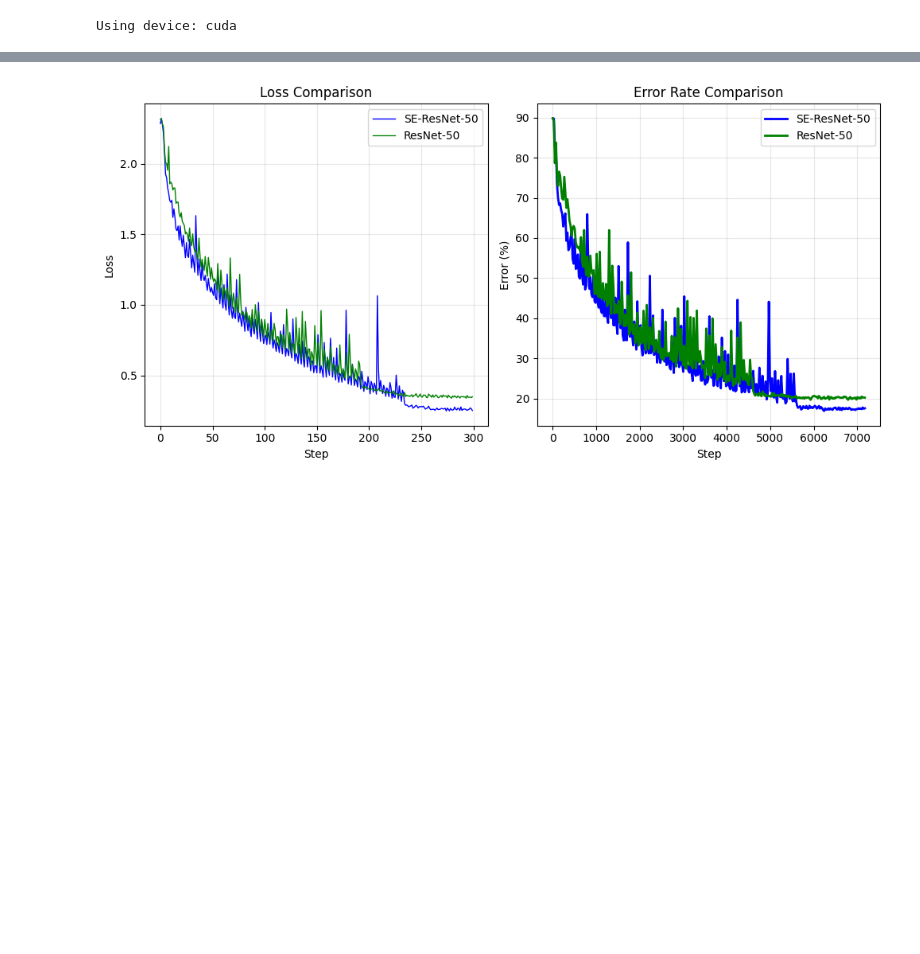
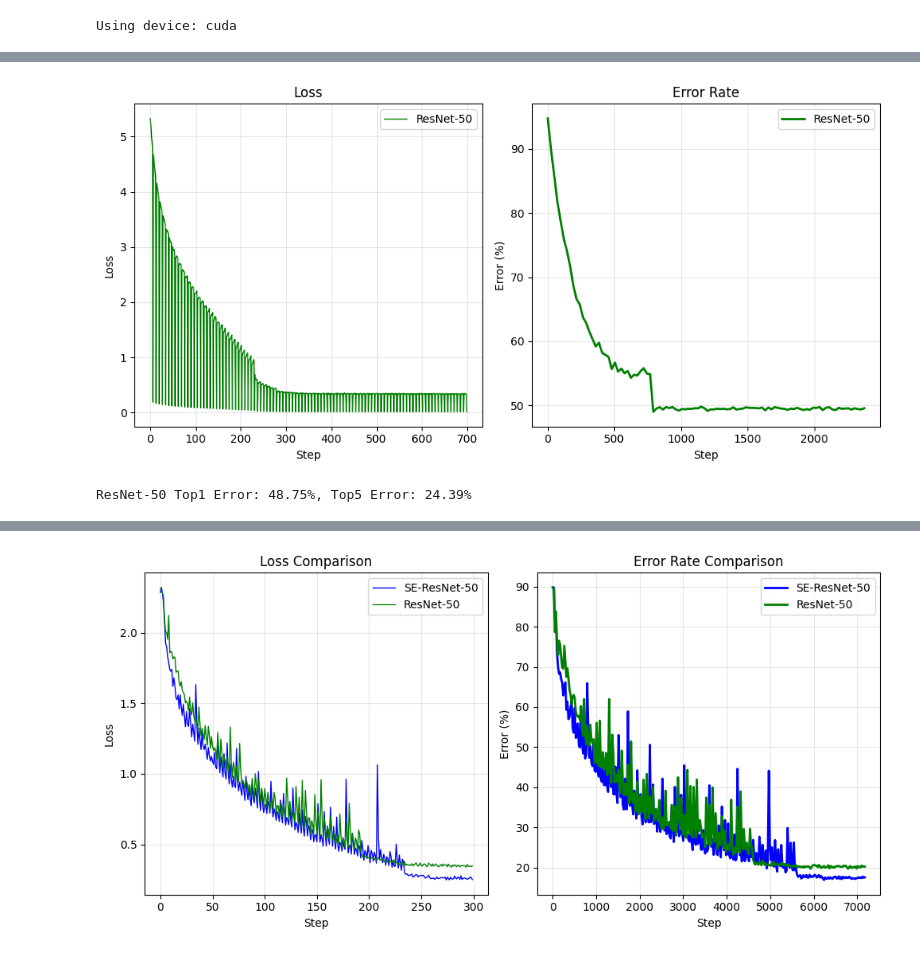
Before and after one commit to Donghyeon-Shin/learning_AI, a Jupyter notebook: Architectures/SENet/model.ipynb, the cells around one changed output, grey strips where cells are left out. Cells and saved outputs as stored; diff of their text form; code cells hidden in the pictures; blank space fills up the shorter version.

Commit message:
feat : ResNet-50, Tiny-ImageNet-200 데이터 셋 학습(Epoch 100)

```diff
--- a/Architectures/SENet/model.ipynb
+++ b/Architectures/SENet/model.ipynb
@@ -127,7 +207,7 @@ class ResNetBottleneck(nn.Module):
         return out
 # %%
 class Net(nn.Module):
-    def __init__(self, block, num_blocks, num_classes=10, use_se=False, reduction=16):
+    def __init__(self, block, num_blocks, num_classes=200, use_se=False, reduction=16):
         super(Net, self).__init__()
         self.in_planes = 64
 
@@ -224,2 +376,41 @@ def evaluate_model(model, data_loader, is_top5=False):
+# %%
+import matplotlib.pyplot as plt
+
+# ResNet 그래프
+plt.figure(figsize=(15, 5))
+# 손실 비교 그래프
+plt.subplot(1, 3, 1)
+plt.plot(resnet_50_loss, label='ResNet-50', color='green', linewidth=1)
+plt.title("Loss")
+plt.xlabel("Step")
+plt.ylabel("Loss")
+plt.legend()
+plt.grid(True, alpha=0.3)
+
+# 오류율 step x 값 보정
+x_values = [i * 24 for i in range(len(resnet_50_error))]
+
+# 오류율 그래프
+plt.subplot(1, 3, 2)
+plt.plot(x_values, resnet_50_error, label='ResNet-50', color='green', linewidth=2)
+plt.title("Error Rate")
+plt.xlabel("Step")
+plt.ylabel("Error (%)")
+plt.legend()
+plt.grid(True, alpha=0.3)
+
+plt.tight_layout()
+plt.show()
+# %% [output]
+[figure, added]
+# %%
+# ResNet-50 test top1, top5
+resnet_50_test_top1_error = evaluate_model(resnet_50, test_loader)
+
+resnet_50_test_top5_error = evaluate_model(resnet_50, test_loader, is_top5=True)
+
+print(f"ResNet-50 Top1 Error: {resnet_50_test_top1_error:.2f}%, Top5 Error: {resnet_50_test_top5_error:.2f}%")
+# %% [output]
+ResNet-50 Top1 Error: 48.75%, Top5 Error: 24.39%
 # %%
 # SE-ResNet-50 model 학습 (스케줄링 적용)
```
Also changed, not shown: parts of 7 cells of this notebook, 2 other files.
